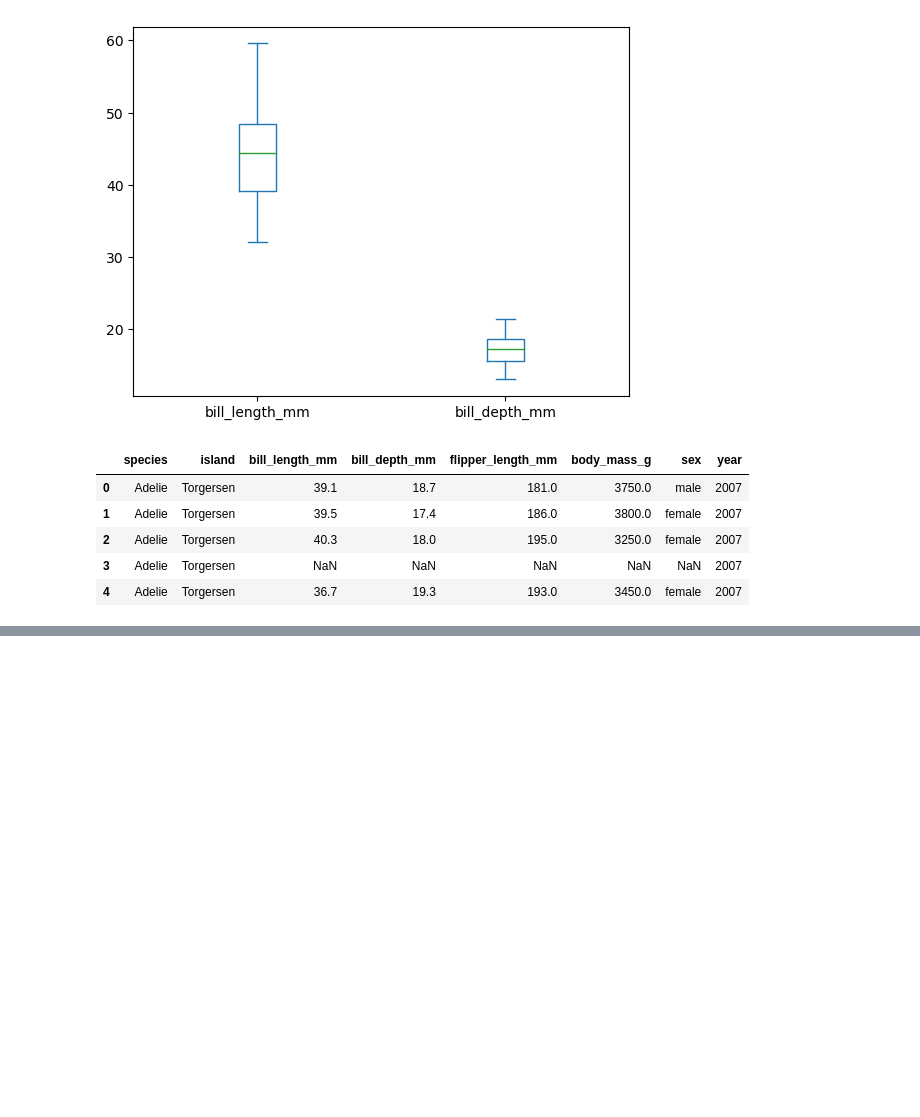
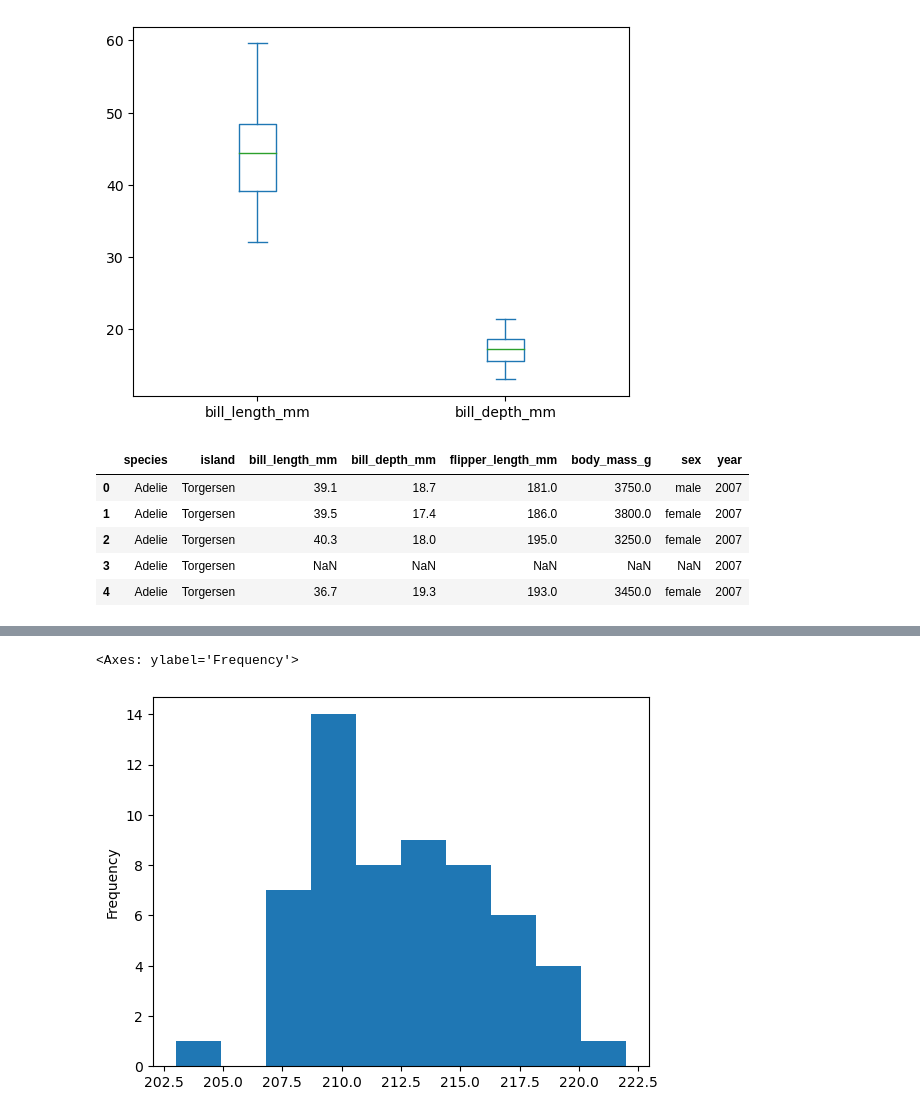
Before and after one commit to IsabellaSegarra/eds220-2025-in-class, a Jupyter notebook: week2-basic-plotting.ipynb, the cells around one changed output, grey strips where cells are left out. Cells and saved outputs as stored; diff of their text form; code cells hidden in the pictures; blank space fills up the shorter version.

```diff
--- a/week2-basic-plotting.ipynb
+++ b/week2-basic-plotting.ipynb
@@ -394,0 +424,7 @@ female_gentoo_penguins['flipper_length_mm'].plot(kind= 'hist', xlabel = 'Flipper
+# %%
+# Selecting rows and columns simulatenously (method chaining)
+
+penguins.loc[(penguins['sex'] == 'female') & (penguins['species'] == 'Gentoo'), 'flipper_length_mm'].plot(kind = 'hist')
+# %% [output]
+<Axes: ylabel='Frequency'>
+[figure, added]
```
Also changed, not shown: parts of 3 cells of this notebook.
